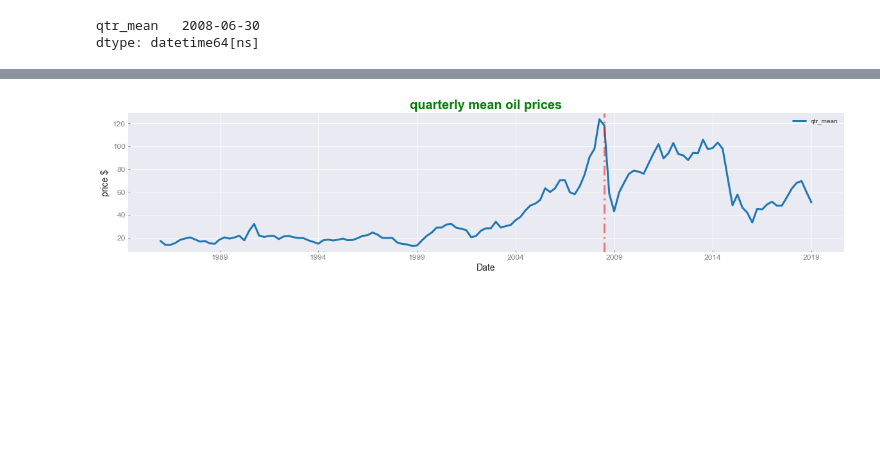
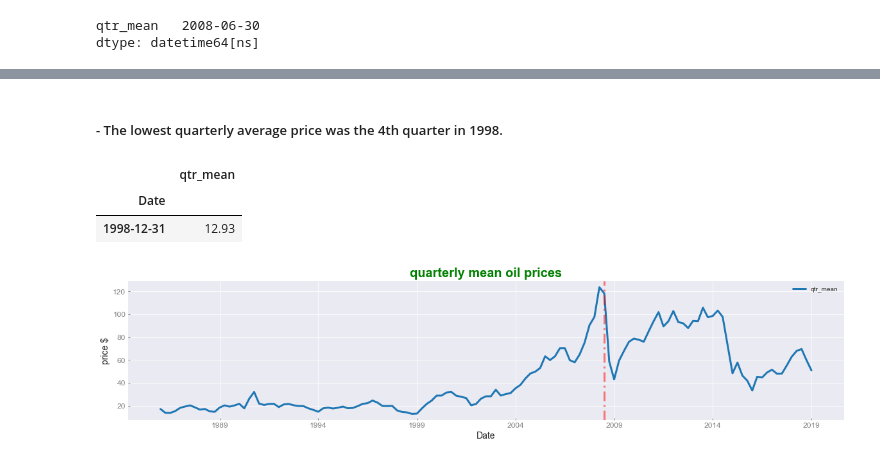
Before and after one commit to magicmathmandarin/financial-trading-data, a Jupyter notebook: Oil price.ipynb, the cells around one changed output, grey strips where cells are left out. Saved outputs shown, nothing was run; the diff lists cells and outputs as text; code cells hidden in the pictures; blank space fills up the shorter version.

```diff
--- a/Oil price.ipynb
+++ b/Oil price.ipynb
@@ -211,3 +207,11 @@ quarter_mean.iloc[10:20:2,:]
+# %% [markdown]
+##### - The lowest quarterly average price was the 4th quarter in 1998.
+# %%
+quarter_mean.loc[quarter_mean.idxmin()]
+# %% [output]
+|  | qtr_mean |
+| Date |  |
+| 1998-12-31 | 12.93 |
 # %%
 ax = quarter_mean.plot(linewidth=3)
 plt.title("quarterly mean oil prices", color='g', fontdict={'fontsize': 20, 'fontweight': 'bold'})
```
Also changed, not shown: parts of 8 cells of this notebook.
